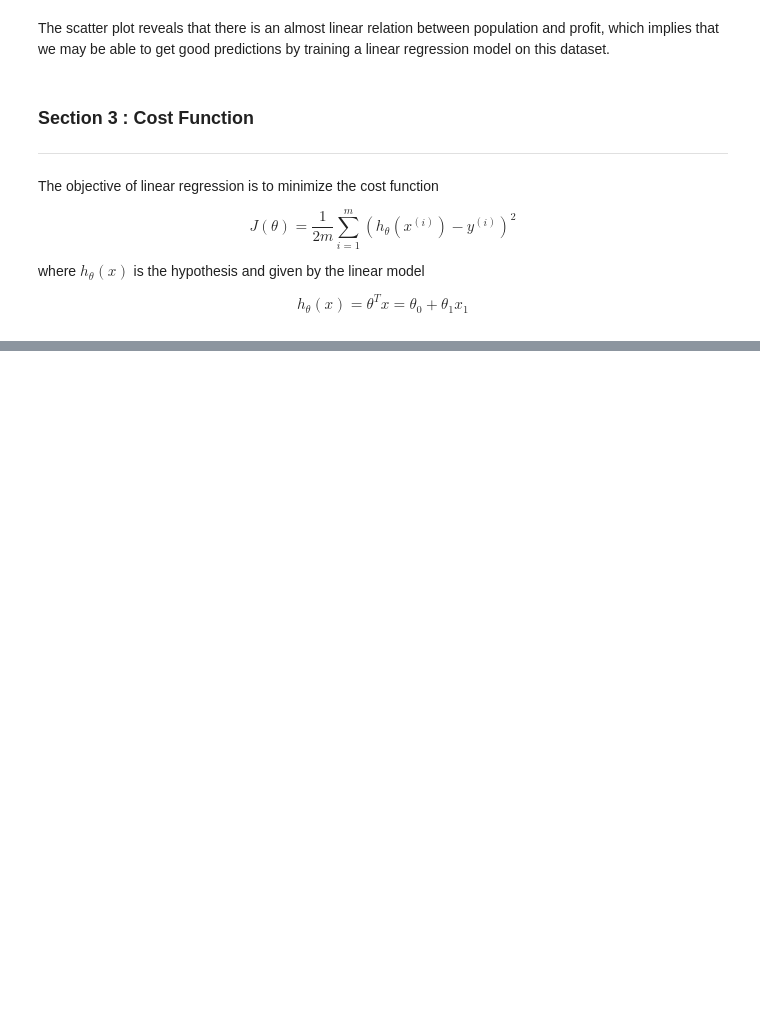
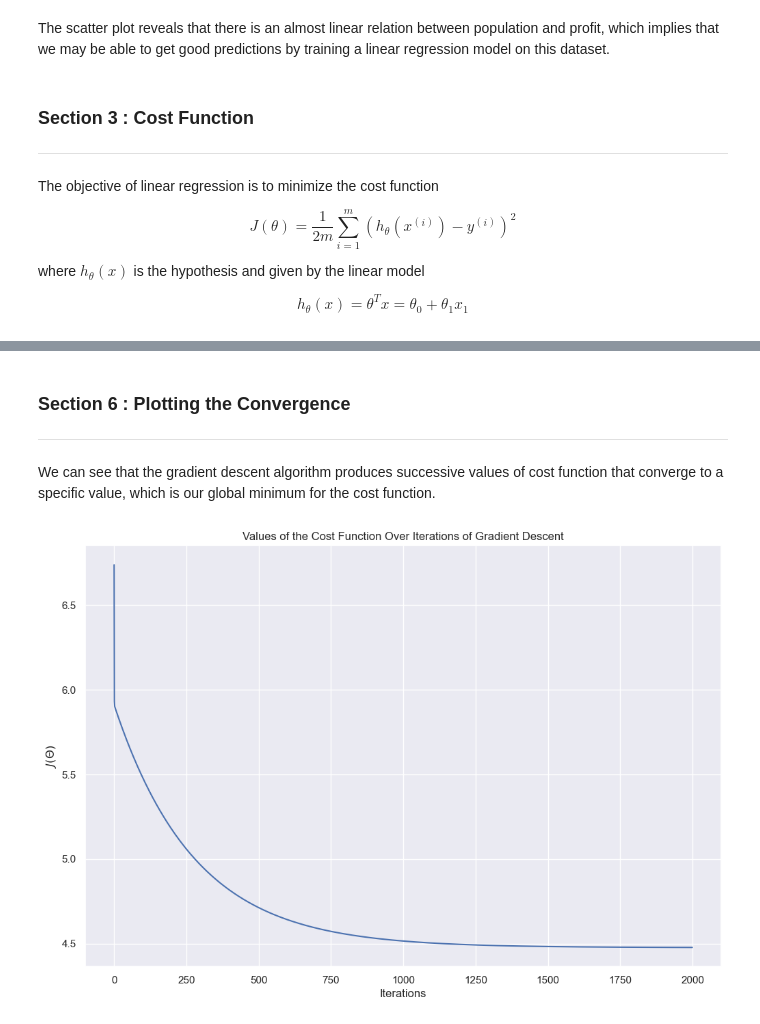
Before and after one commit to Consistent-Milk/DS_Notes, a Jupyter notebook: Capstone Projects/Gradient Descent/Notes.ipynb, the cells around one changed output, grey strips where cells are left out. Cells and saved outputs as stored; diff of their text form; code cells hidden in the pictures; blank space fills up the shorter version.

```diff
--- a/Capstone Projects/Gradient Descent/Notes.ipynb
+++ b/Capstone Projects/Gradient Descent/Notes.ipynb
@@ -97,0 +153,3 @@ $$h_{\theta}(x) = \theta^Tx = \theta_0 + \theta_1x_1$$
+# %%
+theta = np.zeros((2, 1))
+print(theta)
@@ -97,0 +171,10 @@ $$h_{\theta}(x) = \theta^Tx = \theta_0 + \theta_1x_1$$
+# %%
+def gradient_descent(X, y, theta, learning_rate, iterations):
+    m = len(y)
+    costs = []
+    for _ in range(iterations):
+        y_pred = np.dot(X, theta)
+        error = np.dot(np.transpose(X), (y_pred - y))
+        theta = theta - (learning_rate * (1/m) * error)
+        costs.append(cost_function(X, y, theta))
+    return theta, costs
@@ -97,0 +223,14 @@ $$h_{\theta}(x) = \theta^Tx = \theta_0 + \theta_1x_1$$
+# %% [markdown]
+### Section 6 : Plotting the Convergence
+---
+# %% [markdown]
+We can see that the gradient descent algorithm produces successive values of cost function that converge to a specific value, which is our global minimum for the cost function.
+# %%
+sns.set()
+plt.plot(costs)
+plt.xlabel("Iterations")
+plt.ylabel("$J(\Theta)$")
+plt.title("Values of the Cost Function Over Iterations of Gradient Descent")
+plt.show()
+# %% [output]
+[figure, added]
```
Also changed, not shown: parts of 19 cells of this notebook.
